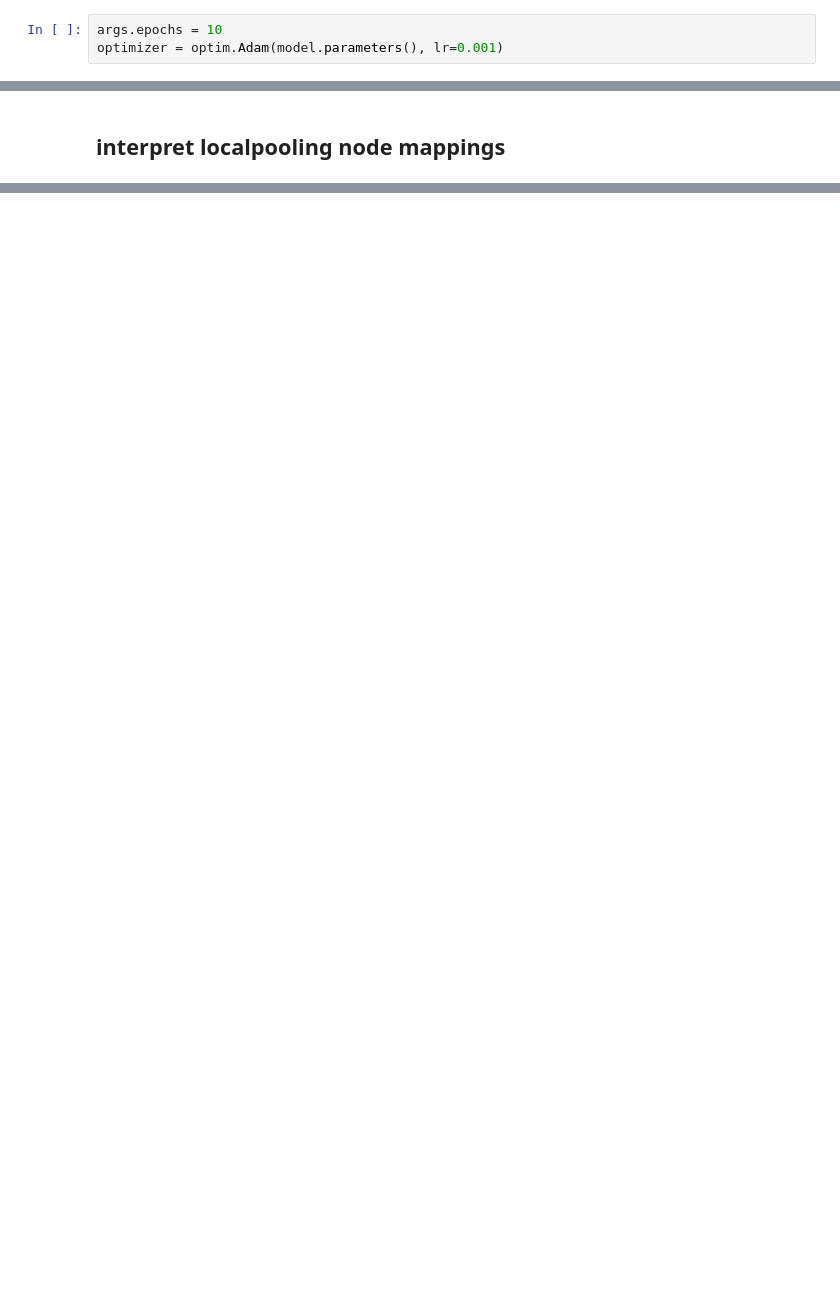
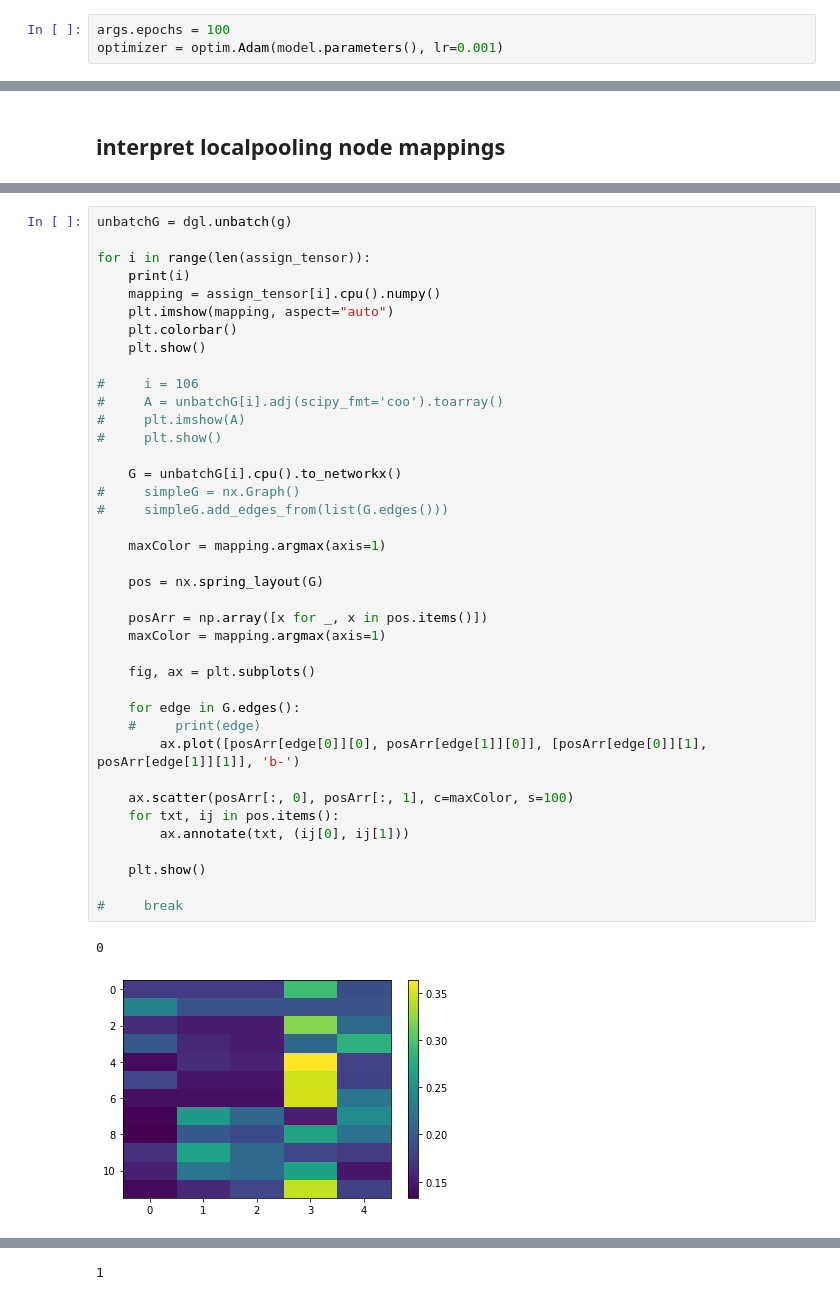
Before and after one commit to edwardelson/ogb, a Jupyter notebook: examples/lsc/pcqm4m-dgl/sample-training-diffpool.ipynb, the cells around one changed output, grey strips where cells are left out. Saved outputs shown, nothing was run; the diff lists cells and outputs as text; blank space fills up the shorter version.

```diff
--- a/examples/lsc/pcqm4m-dgl/sample-training-diffpool.ipynb
+++ b/examples/lsc/pcqm4m-dgl/sample-training-diffpool.ipynb
@@ -597,7 +597,7 @@ DiffPoolGNN(
   (graph_pred_linear): Linear(in_features=1200, out_features=1, bias=True)
 )
 # %%
-args.epochs = 10
+args.epochs = 100
 optimizer = optim.Adam(model.parameters(), lr=0.001)
 # %%
 # train_mae = train(model, device, train_loader, optimizer)
@@ -639,0 +673,42 @@ for epoch in range(1, args.epochs + 1):
+# %%
+unbatchG = dgl.unbatch(g)
+
+for i in range(len(assign_tensor)):
+    print(i)
+    mapping = assign_tensor[i].cpu().numpy()
+    plt.imshow(mapping, aspect="auto")
+    plt.colorbar()
+    plt.show()
+
+#     i = 106
+#     A = unbatchG[i].adj(scipy_fmt='coo').toarray()
+#     plt.imshow(A)
+#     plt.show()
+
+    G = unbatchG[i].cpu().to_networkx()
+#     simpleG = nx.Graph()
+#     simpleG.add_edges_from(list(G.edges()))
+
+    maxColor = mapping.argmax(axis=1)
+
+    pos = nx.spring_layout(G)
+
+    posArr = np.array([x for _, x in pos.items()])
+    maxColor = mapping.argmax(axis=1)
+
+    fig, ax = plt.subplots()
+
+    for edge in G.edges():
+    #     print(edge)
+        ax.plot([posArr[edge[0]][0], posArr[edge[1]][0]], [posArr[edge[0]][1], posArr[edge[1]][1]], 'b-')
+
+    ax.scatter(posArr[:, 0], posArr[:, 1], c=maxColor, s=100)
+    for txt, ij in pos.items():
+        ax.annotate(txt, (ij[0], ij[1]))
+
+    plt.show()
+
+#     break
+# %% [output]
+0
+[figure, added]
@@ -639,0 +716 @@ for epoch in range(1, args.epochs + 1):
+1
```
Also changed, not shown: parts of 9 cells of this notebook.
